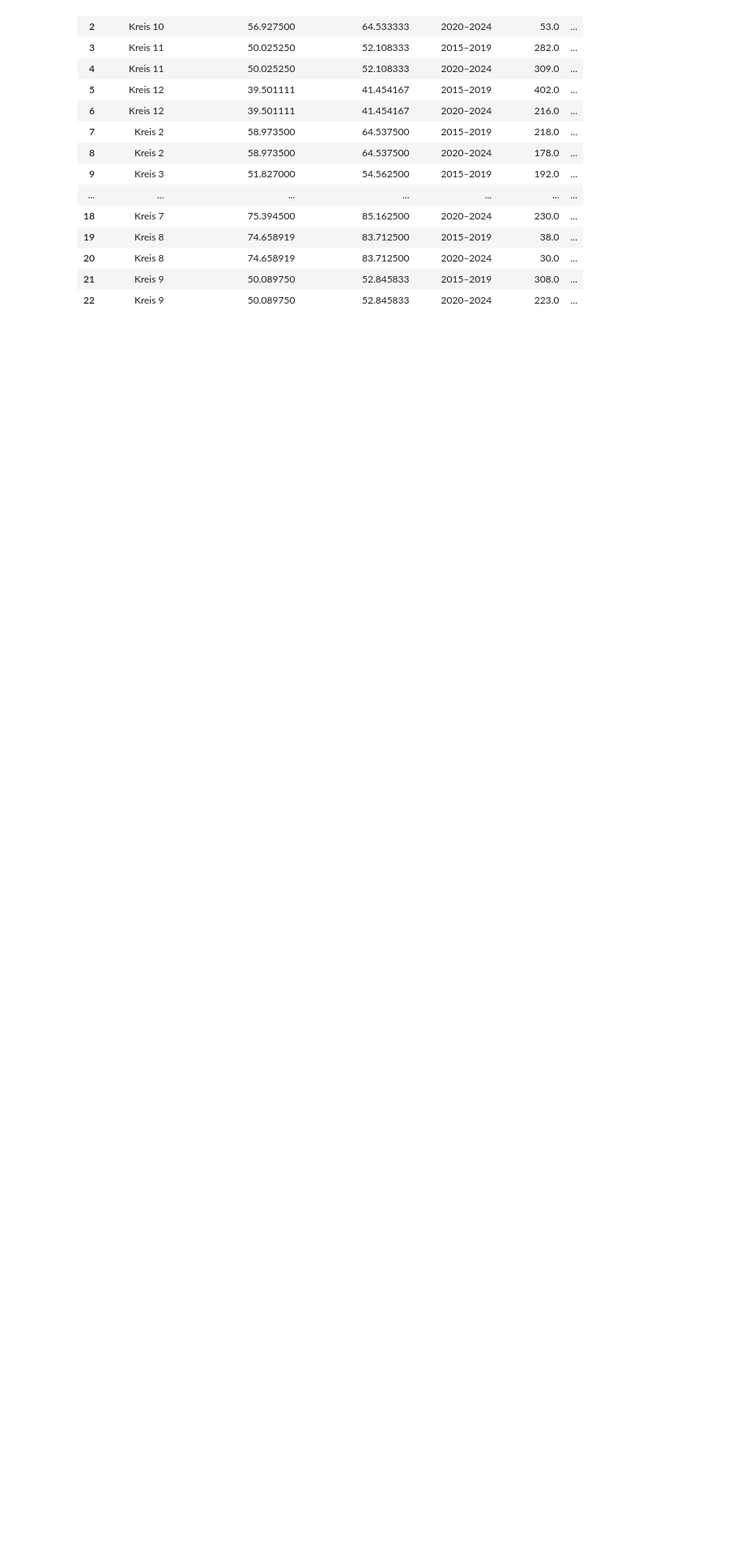
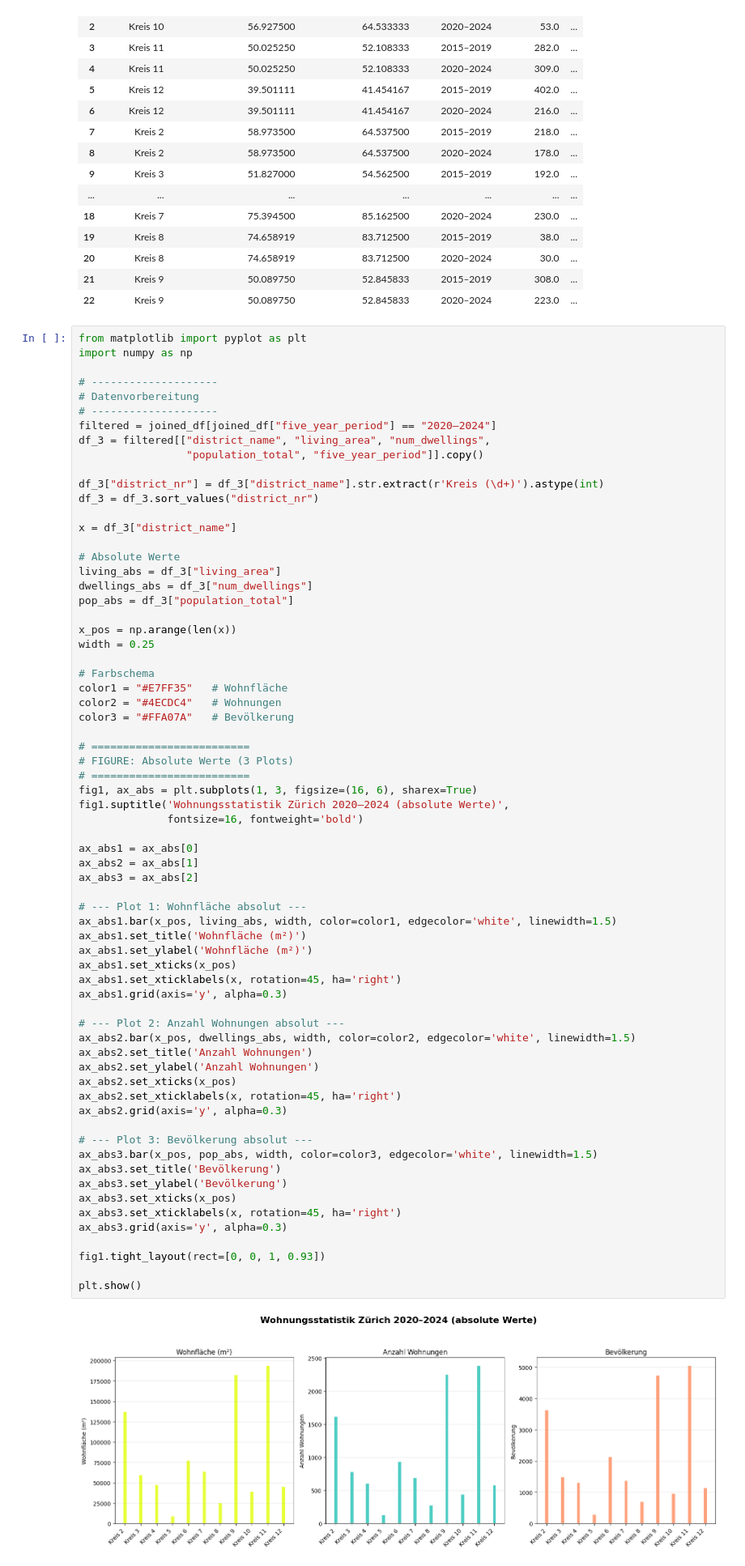
Before and after one commit to Prosdyimo/gdv, a Jupyter notebook: visualisizaion.ipynb, the cells around one changed output. Shown at 81% size. Cells and saved outputs as stored; diff of their text form; blank space fills up the shorter version.

Commit message:
visual changes

```diff
--- a/visualisizaion.ipynb
+++ b/visualisizaion.ipynb
@@ -190,3 +191,72 @@ joined_df = build_join_df(
 | 20 | Kreis 8 | 74.658919 | 83.712500 | 2020–2024 | 30.0 | ... |
 | 21 | Kreis 9 | 50.089750 | 52.845833 | 2015–2019 | 308.0 | ... |
 | 22 | Kreis 9 | 50.089750 | 52.845833 | 2020–2024 | 223.0 | ... |
+# %%
+from matplotlib import pyplot as plt
+import numpy as np
+
+# --------------------
+# Datenvorbereitung
+# --------------------
+filtered = joined_df[joined_df["five_year_period"] == "2020–2024"]
+df_3 = filtered[["district_name", "living_area", "num_dwellings",
+                 "population_total", "five_year_period"]].copy()
+
+df_3["district_nr"] = df_3["district_name"].str.extract(r'Kreis (\d+)').astype(int)
+df_3 = df_3.sort_values("district_nr")
+
+x = df_3["district_name"]
+
+# Absolute Werte
+living_abs = df_3["living_area"]
+dwellings_abs = df_3["num_dwellings"]
+pop_abs = df_3["population_total"]
+
+x_pos = np.arange(len(x))
+width = 0.25
+
+# Farbschema
+color1 = "#E7FF35"   # Wohnfläche
+color2 = "#4ECDC4"   # Wohnungen
+color3 = "#FFA07A"   # Bevölkerung
+
+# =========================
+# FIGURE: Absolute Werte (3 Plots)
+# =========================
+fig1, ax_abs = plt.subplots(1, 3, figsize=(16, 6), sharex=True)
+fig1.suptitle('Wohnungsstatistik Zürich 2020–2024 (absolute Werte)',
+              fontsize=16, fontweight='bold')
+
+ax_abs1 = ax_abs[0]
+ax_abs2 = ax_abs[1]
+ax_abs3 = ax_abs[2]
+
+# --- Plot 1: Wohnfläche absolut ---
+ax_abs1.bar(x_pos, living_abs, width, color=color1, edgecolor='white', linewidth=1.5)
+ax_abs1.set_title('Wohnfläche (m²)')
+ax_abs1.set_ylabel('Wohnfläche (m²)')
+ax_abs1.set_xticks(x_pos)
+ax_abs1.set_xticklabels(x, rotation=45, ha='right')
+ax_abs1.grid(axis='y', alpha=0.3)
+
+# --- Plot 2: Anzahl Wohnungen absolut ---
+ax_abs2.bar(x_pos, dwellings_abs, width, color=color2, edgecolor='white', linewidth=1.5)
+ax_abs2.set_title('Anzahl Wohnungen')
+ax_abs2.set_ylabel('Anzahl Wohnungen')
+ax_abs2.set_xticks(x_pos)
+ax_abs2.set_xticklabels(x, rotation=45, ha='right')
+ax_abs2.grid(axis='y', alpha=0.3)
+
+# --- Plot 3: Bevölkerung absolut ---
+ax_abs3.bar(x_pos, pop_abs, width, color=color3, edgecolor='white', linewidth=1.5)
+ax_abs3.set_title('Bevölkerung')
+ax_abs3.set_ylabel('Bevölkerung')
+ax_abs3.set_xticks(x_pos)
+ax_abs3.set_xticklabels(x, rotation=45, ha='right')
+ax_abs3.grid(axis='y', alpha=0.3)
+
+fig1.tight_layout(rect=[0, 0, 1, 0.93])
+
+plt.show()
+# %% [output]
+[figure, added]
```
Also changed, not shown: parts of 3 cells of this notebook.
